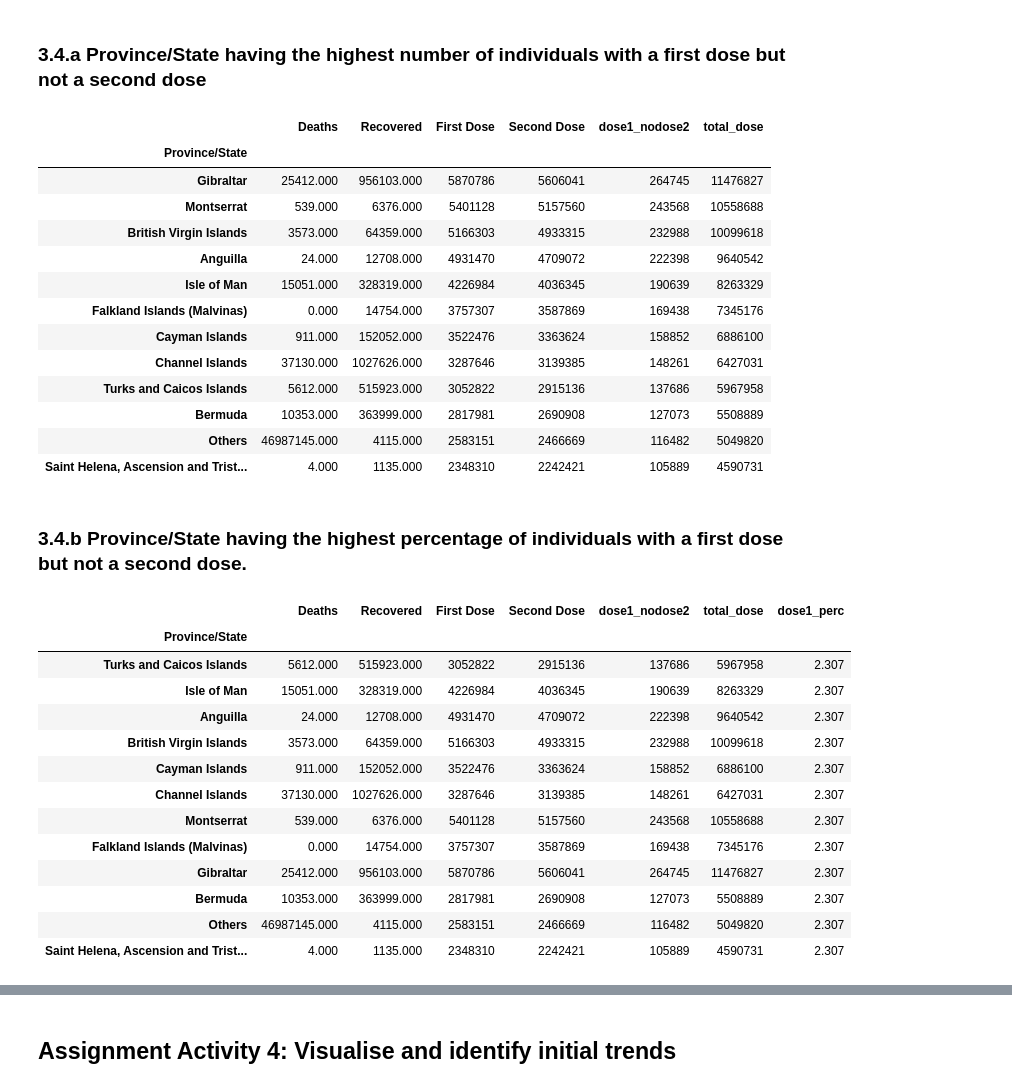
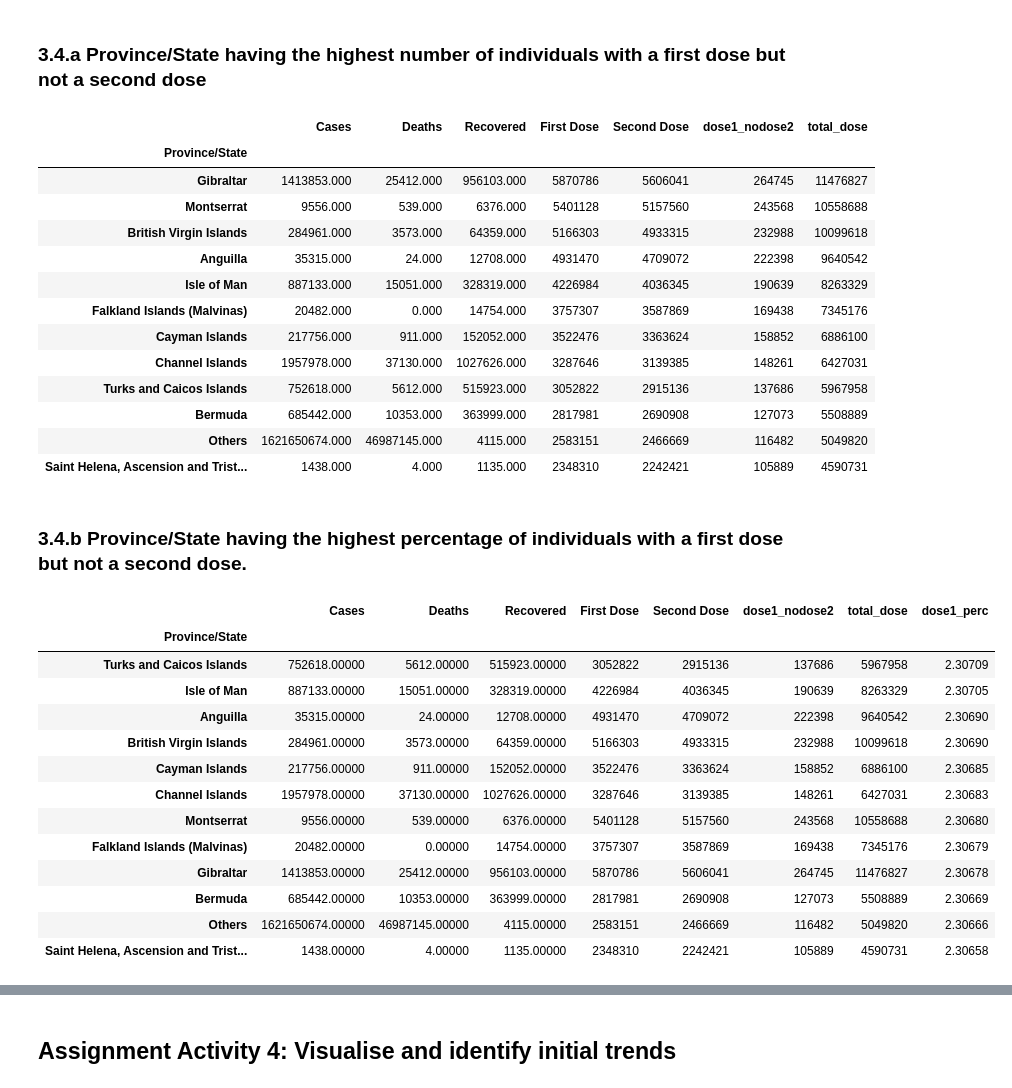
Before and after one commit to shaunanilson/Covid19_Analysis_LSE, a Jupyter notebook: Final Assignment - Uk Covid Cases.ipynb, the cells around one changed output, grey strips where cells are left out. Saved outputs shown, nothing was run; the diff lists cells and outputs as text; code cells hidden in the pictures.

```diff
--- a/Final Assignment - Uk Covid Cases.ipynb
+++ b/Final Assignment - Uk Covid Cases.ipynb
@@ -183,7 +176,7 @@ memory usage: 947.8+ KB
 ### Creating a new Dataframe containing the necessary columns for analysis
 # %%
 # Filtering out extra columns from the dataframe
-ukvac=ukvac_cases[['Province/State','Date','Deaths','Recovered','First Dose','Second Dose']]
+ukvac=ukvac_cases[['Province/State','Date','Cases','Deaths','Recovered','First Dose','Second Dose']]
 
 
 # Print shape of the new dataframe
@@ -247,40 +241,42 @@ seconddose_group=ukvac.groupby('Second Dose')
 prov=state_group.sum().sort_values('dose1_nodose2',ascending=False)
 prov
 # %% [output]
-|  | Deaths | Recovered | First Dose | Second Dose | dose1_nodose2 | total_dose |
-| Province/State |  |  |  |  |  |  |
-| Gibraltar | 25412.000 | 956103.000 | 5870786 | 5606041 | 264745 | 11476827 |
-| Montserrat | 539.000 | 6376.000 | 5401128 | 5157560 | 243568 | 10558688 |
-| British Virgin Islands | 3573.000 | 64359.000 | 5166303 | 4933315 | 232988 | 10099618 |
-| Anguilla | 24.000 | 12708.000 | 4931470 | 4709072 | 222398 | 9640542 |
-| Isle of Man | 15051.000 | 328319.000 | 4226984 | 4036345 | 190639 | 8263329 |
-| Falkland Islands (Malvinas) | 0.000 | 14754.000 | 3757307 | 3587869 | 169438 | 7345176 |
-| Cayman Islands | 911.000 | 152052.000 | 3522476 | 3363624 | 158852 | 6886100 |
-| Channel Islands | 37130.000 | 1027626.000 | 3287646 | 3139385 | 148261 | 6427031 |
-| Turks and Caicos Islands | 5612.000 | 515923.000 | 3052822 | 2915136 | 137686 | 5967958 |
-| Bermuda | 10353.000 | 363999.000 | 2817981 | 2690908 | 127073 | 5508889 |
-| Others | 46987145.000 | 4115.000 | 2583151 | 2466669 | 116482 | 5049820 |
-| Saint Helena, Ascension and Trist... | 4.000 | 1135.000 | 2348310 | 2242421 | 105889 | 4590731 |
+|  | Cases | Deaths | Recovered | First Dose | Second Dose | dose1_nodose2 | total_dose |
+| Province/State |  |  |  |  |  |  |  |
+| Gibraltar | 1413853.000 | 25412.000 | 956103.000 | 5870786 | 5606041 | 264745 | 11476827 |
+| Montserrat | 9556.000 | 539.000 | 6376.000 | 5401128 | 5157560 | 243568 | 10558688 |
+| British Virgin Islands | 284961.000 | 3573.000 | 64359.000 | 5166303 | 4933315 | 232988 | 10099618 |
+| Anguilla | 35315.000 | 24.000 | 12708.000 | 4931470 | 4709072 | 222398 | 9640542 |
+| Isle of Man | 887133.000 | 15051.000 | 328319.000 | 4226984 | 4036345 | 190639 | 8263329 |
+| Falkland Islands (Malvinas) | 20482.000 | 0.000 | 14754.000 | 3757307 | 3587869 | 169438 | 7345176 |
+| Cayman Islands | 217756.000 | 911.000 | 152052.000 | 3522476 | 3363624 | 158852 | 6886100 |
+| Channel Islands | 1957978.000 | 37130.000 | 1027626.000 | 3287646 | 3139385 | 148261 | 6427031 |
+| Turks and Caicos Islands | 752618.000 | 5612.000 | 515923.000 | 3052822 | 2915136 | 137686 | 5967958 |
+| Bermuda | 685442.000 | 10353.000 | 363999.000 | 2817981 | 2690908 | 127073 | 5508889 |
+| Others | 1621650674.000 | 46987145.000 | 4115.000 | 2583151 | 2466669 | 116482 | 5049820 |
+| Saint Helena, Ascension and Trist... | 1438.000 | 4.000 | 1135.000 | 2348310 | 2242421 | 105889 | 4590731 |
 # %% [markdown]
 ### 3.4.b Province/State having the highest percentage of individuals with a first dose but not a second dose.
 # %%
+# Option to display float upto 5 decimal points
+pd.set_option('display.float_format', lambda x: '%.5f' % x)
+
 #3.4.b Province/State having the highest percentage of individuals with a first dose but not a second dose.
-
 prov['dose1_perc']=(prov['dose1_nodose2']*100)/prov['total_dose']
 prov.sort_values('dose1_perc',ascending=False)
 # %% [output]
-|  | Deaths | Recovered | First Dose | Second Dose | dose1_nodose2 | total_dose | dose1_perc |
-| Province/State |  |  |  |  |  |  |  |
-| Turks and Caicos Islands | 5612.000 | 515923.000 | 3052822 | 2915136 | 137686 | 5967958 | 2.307 |
-| Isle of Man | 15051.000 | 328319.000 | 4226984 | 4036345 | 190639 | 8263329 | 2.307 |
-| Anguilla | 24.000 | 12708.000 | 4931470 | 4709072 | 222398 | 9640542 | 2.307 |
-| British Virgin Islands | 3573.000 | 64359.000 | 5166303 | 4933315 | 232988 | 10099618 | 2.307 |
-| Cayman Islands | 911.000 | 152052.000 | 3522476 | 3363624 | 158852 | 6886100 | 2.307 |
-| Channel Islands | 37130.000 | 1027626.000 | 3287646 | 3139385 | 148261 | 6427031 | 2.307 |
-| Montserrat | 539.000 | 6376.000 | 5401128 | 5157560 | 243568 | 10558688 | 2.307 |
-| Falkland Islands (Malvinas) | 0.000 | 14754.000 | 3757307 | 3587869 | 169438 | 7345176 | 2.307 |
-| Gibraltar | 25412.000 | 956103.000 | 5870786 | 5606041 | 264745 | 11476827 | 2.307 |
-| Bermuda | 10353.000 | 363999.000 | 2817981 | 2690908 | 127073 | 5508889 | 2.307 |
-| Others | 46987145.000 | 4115.000 | 2583151 | 2466669 | 116482 | 5049820 | 2.307 |
-| Saint Helena, Ascension and Trist... | 4.000 | 1135.000 | 2348310 | 2242421 | 105889 | 4590731 | 2.307 |
+|  | Cases | Deaths | Recovered | First Dose | Second Dose | dose1_nodose2 | total_dose | dose1_perc |
+| Province/State |  |  |  |  |  |  |  |  |
+| Turks and Caicos Islands | 752618.00000 | 5612.00000 | 515923.00000 | 3052822 | 2915136 | 137686 | 5967958 | 2.30709 |
+| Isle of Man | 887133.00000 | 15051.00000 | 328319.00000 | 4226984 | 4036345 | 190639 | 8263329 | 2.30705 |
+| Anguilla | 35315.00000 | 24.00000 | 12708.00000 | 4931470 | 4709072 | 222398 | 9640542 | 2.30690 |
+| British Virgin Islands | 284961.00000 | 3573.00000 | 64359.00000 | 5166303 | 4933315 | 232988 | 10099618 | 2.30690 |
+| Cayman Islands | 217756.00000 | 911.00000 | 152052.00000 | 3522476 | 3363624 | 158852 | 6886100 | 2.30685 |
+| Channel Islands | 1957978.00000 | 37130.00000 | 1027626.00000 | 3287646 | 3139385 | 148261 | 6427031 | 2.30683 |
+| Montserrat | 9556.00000 | 539.00000 | 6376.00000 | 5401128 | 5157560 | 243568 | 10558688 | 2.30680 |
+| Falkland Islands (Malvinas) | 20482.00000 | 0.00000 | 14754.00000 | 3757307 | 3587869 | 169438 | 7345176 | 2.30679 |
+| Gibraltar | 1413853.00000 | 25412.00000 | 956103.00000 | 5870786 | 5606041 | 264745 | 11476827 | 2.30678 |
+| Bermuda | 685442.00000 | 10353.00000 | 363999.00000 | 2817981 | 2690908 | 127073 | 5508889 | 2.30669 |
+| Others | 1621650674.00000 | 46987145.00000 | 4115.00000 | 2583151 | 2466669 | 116482 | 5049820 | 2.30666 |
+| Saint Helena, Ascension and Trist... | 1438.00000 | 4.00000 | 1135.00000 | 2348310 | 2242421 | 105889 | 4590731 | 2.30658 |
 # %% [markdown]
```
Also changed, not shown: parts of 28 cells of this notebook, 2 other files.
